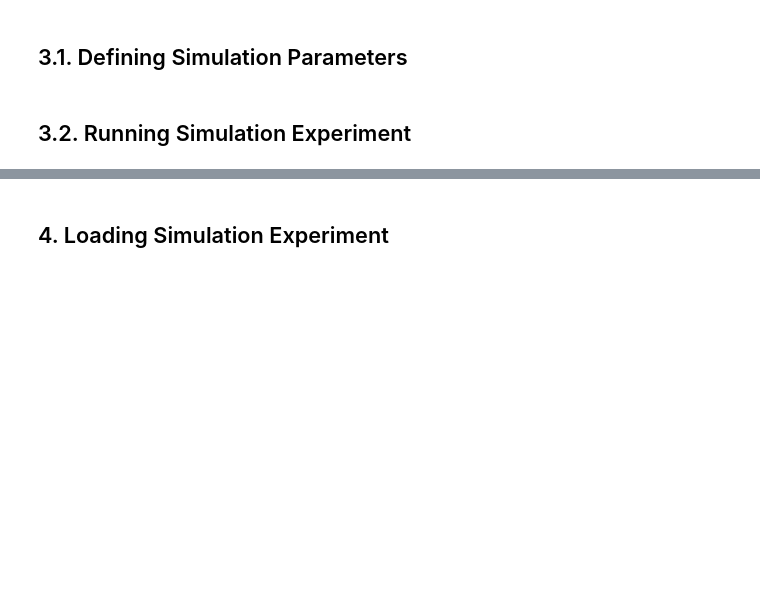
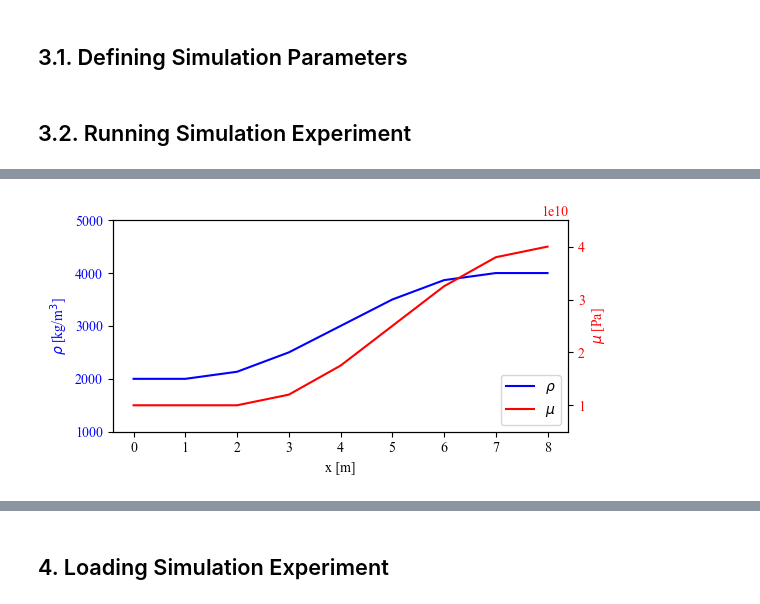
Before and after one commit to malteschade/Quantum-Wave-Equation-Solver, a Jupyter notebook: main.ipynb, the cells around one changed output, grey strips where cells are left out. Cells and saved outputs as stored; diff of their text form; code cells hidden in the pictures; blank space fills up the shorter version.

```diff
--- a/main.ipynb
+++ b/main.ipynb
@@ -62,8 +62,8 @@ parameters = {
 ## 3.2. Running Simulation Experiment
 # %%
 # Create new Experiment
-# experiment = ForwardExperiment1D(verbose=2)
-# experiment.add_solver('ode', **parameters)
-# experiment.add_solver('exp', **parameters)
-# experiment.add_solver('local', **parameters)
+experiment = ForwardExperiment1D(verbose=2)
+experiment.add_solver('ode', **parameters)
+experiment.add_solver('exp', **parameters)
+experiment.add_solver('local', **parameters)
 # experiment.add_solver('cloud', **parameters)
@@ -70,5 +88,7 @@ parameters = {
 # %%
 # Plot medium properties
-# experiment.plot('medium', solvers=[0])
+experiment.plot('medium', solvers=[0])
+# %% [output]
+[figure, added]
 # %%
 # Plot initial conditions
```
Also changed, not shown: parts of 5 cells of this notebook, 14 other files.
